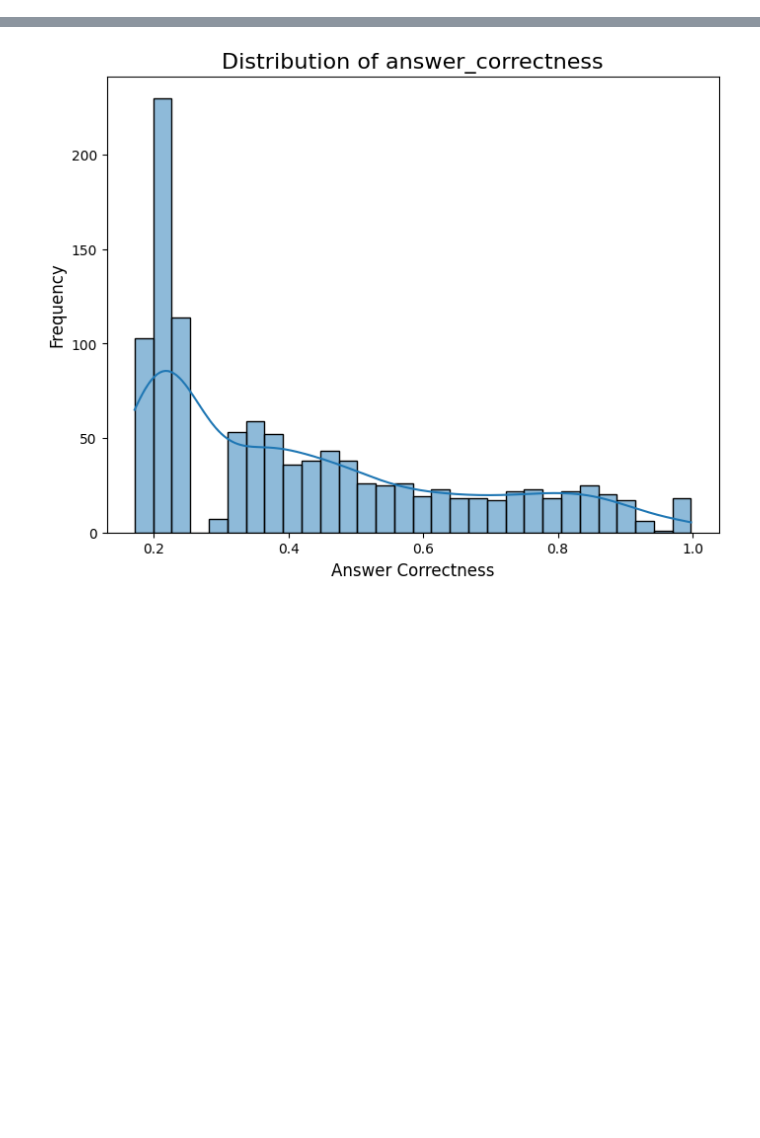
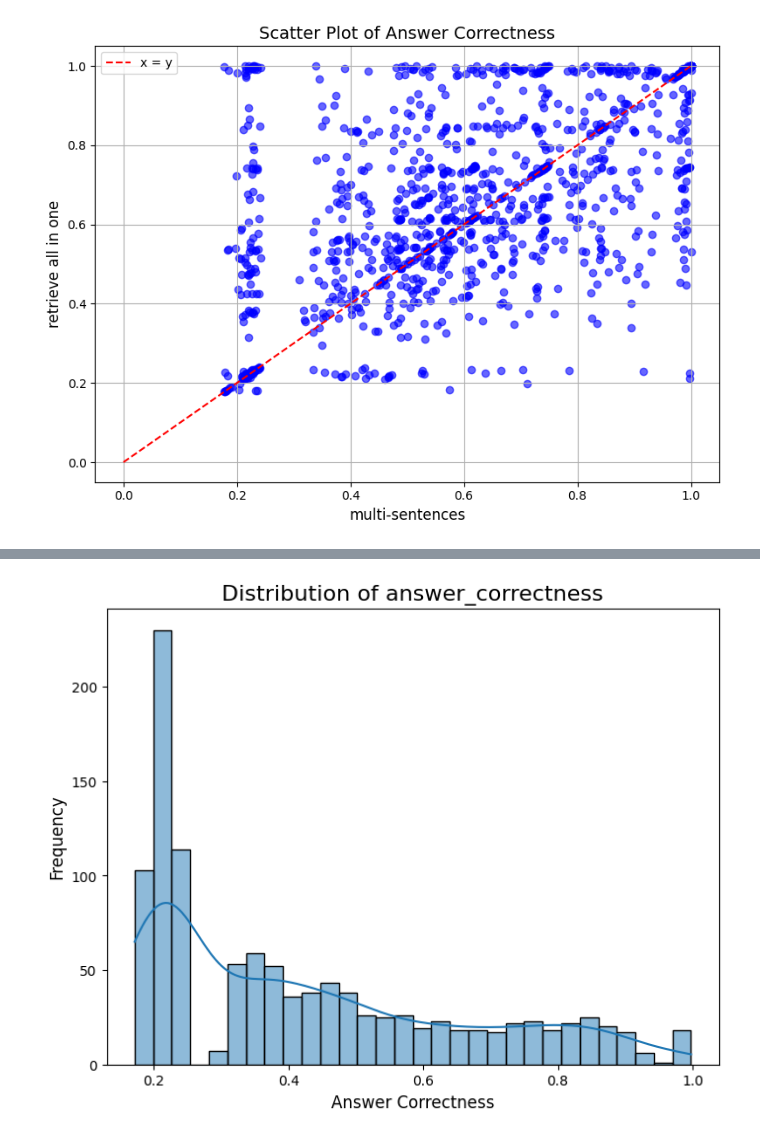
Before and after one commit to zz9tf/Fine-Tuned-GPT-2-with-articles-ground-truth, a Jupyter notebook: code/llamaIndex/experiment/step_5_evluation_score/score/result_reader.ipynb, the cells around one changed output, grey strips where cells are left out. Saved outputs shown, nothing was run; the diff lists cells and outputs as text; code cells hidden in the pictures; blank space fills up the shorter version.

```diff
--- a/code/llamaIndex/experiment/step_5_evluation_score/score/result_reader.ipynb
+++ b/code/llamaIndex/experiment/step_5_evluation_score/score/result_reader.ipynb
@@ -208,3 +206,38 @@ with open("answer_correctness_in_condition_3_low_0.5.txt", "w") as file:
         file.write(f"[ground truth] {row['ground_truth']}\n")
         file.write(f"[answer] {row['answer']}\n")
         file.write(f"[context] {row['contexts']}\n\n")  # Extra newline for separation between rows
+# %%
+import pandas as pd
+import matplotlib.pyplot as plt
+
+# Load the datasets
+one = pd.read_csv("./10000/one/gpt-4o-batch-all-target_one_retrieved_contexts_dataset_condition_2_answer_correctness_2024-12-25-22-18-00.csv")
+document = pd.read_csv("./10000/document/gpt-4o-batch-all-target_document_retrieved_contexts_dataset_condition_2_answer_correctness_2024-12-26-15-10-20.csv")
+section = pd.read_csv("./10000/section/gpt-4o-batch-all-target_section_retrieved_contexts_dataset_condition_2_answer_correctness_2024-12-26-17-48-59.csv")
+paragraph = pd.read_csv("./10000/paragraph/gpt-4o-batch-all-target_paragraph_retrieved_contexts_dataset_condition_2_answer_correctness_2024-12-26-18-18-41.csv")
+multi = pd.read_csv("./10000/multi/gpt-4o-batch-all-target_multi_retrieved_contexts_dataset_condition_2_answer_correctness_2024-12-26-18-32-52.csv")
+
+# Extract the `answer_correctness` column
+one_topp_correctness = one['answer_correctness']
+multi_correctness = multi['answer_correctness']
+
+# Create the scatter plot
+plt.figure(figsize=(8, 6))
+# Add the line x = y
+plt.scatter(multi_correctness, one_topp_correctness, color='blue', alpha=0.6)
+max_value = max(max(one_topp_correctness), max(multi_correctness))  # Determine the range for x=y
+plt.plot([0, max_value], [0, max_value], color='red', linestyle='--', label='x = y')
+
+
+# Add labels, title, and legend
+plt.title("Scatter Plot of Answer Correctness", fontsize=14)
+plt.xlabel("multi-sentences", fontsize=12)
+plt.ylabel("retrieve all in one", fontsize=12)
+plt.legend()
+plt.grid(True)
+
+# Show the plot
+plt.tight_layout()
+plt.show()
+# %% [output]
+[figure, added]
```
Also changed, not shown: parts of 10 cells of this notebook, 1 other file.
